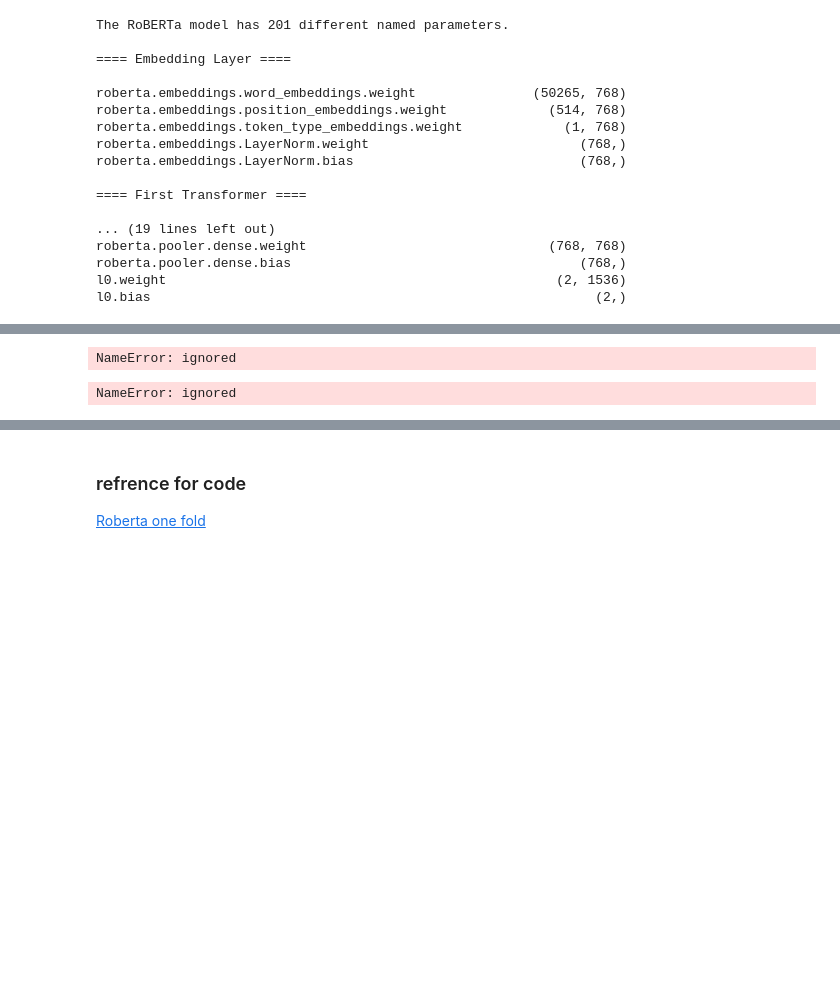
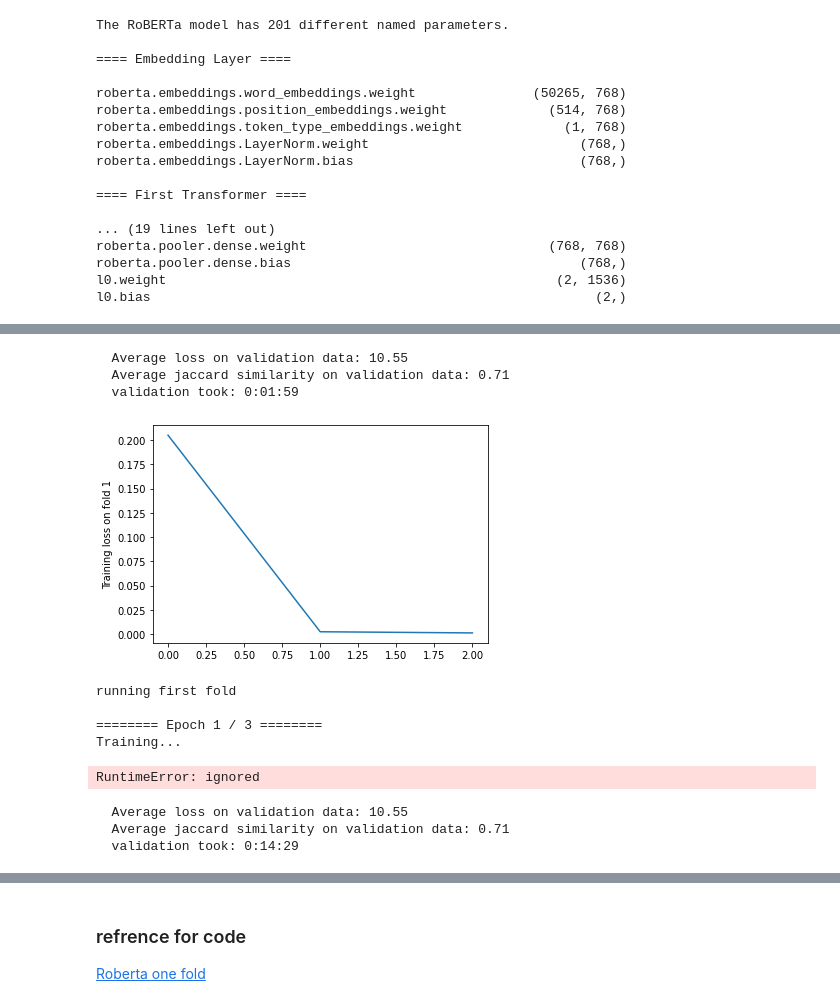
Before and after one commit to jrakhshanda/Text-Mining, a Jupyter notebook: roberta.ipynb, the cells around one changed output, grey strips where cells are left out. Saved outputs shown, nothing was run; the diff lists cells and outputs as text; code cells hidden in the pictures; blank space fills up the shorter version.

```diff
--- a/roberta.ipynb
+++ b/roberta.ipynb
@@ -72,12 +76,12 @@ We will use the GPU: Tesla V100-SXM2-16GB
 # %%
 from tokenizers import ByteLevelBPETokenizer
 class config:
-    TRAIN_BATCH_SIZE = 64
-    VALID_BATCH_SIZE = 32
+    TRAIN_BATCH_SIZE = 32
+    VALID_BATCH_SIZE = 16
     EPOCHS = 3
     PATH = '/content/drive/MyDrive/RoBERTa_files'
-    TRAINING_FILE = pd.read_csv('/content/drive/MyDrive/RoBERTa_files/train_fold.csv')
-    TEST_FILE =  pd.read_csv('/content/drive/MyDrive/RoBERTa_files/test_fold.csv')
+    TRAINING_FILE = pd.read_csv(f"{PATH}/train_fold.csv")
+    TEST_FILE =  pd.read_csv(f"{PATH}/test_fold.csv")
     MAX_LEN = 192
     TOKENIZER = ByteLevelBPETokenizer(f"{PATH}/vocab.json",
                                       f"{PATH}/merges.txt",
@@ -87,8 +91,8 @@ class config:
 # %%
 def process_data(text, selected_text, sentiment, tokenizer=config.TOKENIZER, max_len=config.MAX_LEN):
 
-    text = " " + " ".join(str(text).split(" "))
-    selected_text = " " + " ".join(str(selected_text).split(" "))
+    text = " " + " ".join(str(text).split())
+    selected_text = " " + " ".join(str(selected_text).split())
 
     len_st = len(selected_text) - 1
     idx1 = idx2 = None
@@ -380,6 +385,7 @@ def jaccard_metric(text,
 # %%
 def evaluate_fn(data_loader,model, device):
   predicted_text = []
+  valid_loss = []
   model.eval()
   with torch.no_grad():
     for bi, batch in enumerate(data_loader):
@@ -397,7 +403,8 @@ def evaluate_fn(data_loader,model, device):
                                        attention_mask=attention_mask,
                                        token_type_ids=token_type_ids)
 
-
+      loss = loss_fn(output_start, output_end, targets_start, targets_end, device)
+      valid_loss.append(loss.item())
       output_start = torch.softmax(output_start, dim=1).cpu().detach().numpy()
       output_end = torch.softmax(output_end, dim=1).cpu().detach().numpy()
 
@@ -414,7 +421,7 @@ def evaluate_fn(data_loader,model, device):
 
         predicted_text.append(pred)
         jaccard.append(jacc)
-
+  print("  Average loss on validation data: {0:.2f}".format(np.mean(valid_loss)))
   print("  Average jaccard similarity on validation data: {0:.2f}".format(np.mean(jaccard)))
   print("  validation took: {:}".format(format_time(time.time() - t0)))
 
@@ -489,7 +496,7 @@ def run(fold):
     if jacc > best_jaccard:
       best_jaccard = jacc
       print('saving model')
-      torch.save(model.state_dict(), '/content/drive/MyDrive/RoBERTa_files/model0.pth')
+      torch.save(model.state_dict(), '/content/drive/MyDrive/RoBERTa_files/model1.pth')
 
   return jaccards, train_loss
 # %%
@@ -504,4 +522,0 @@ RuntimeError: ignored
-# %%
-torch.save(model.state_dict(), '/model0.pth')
-# %% [output]
-NameError: ignored
@@ -517,10 +523,30 @@ test_dataloader = DataLoader(test_dataset,
+# %%
+('prinitng jaccard similarity on test data')
+jaccs,preds = evaluate_fn(test_dataloader,model,device)
+# %% [output]
+  Average loss on validation data: 10.55
+  Average jaccard similarity on validation data: 0.71
+  validation took: 0:01:59
 # %%
-plt.plot(train_loss_fold1)
+plt.plot(train_loss_fold0)
 plt.ylabel('Training loss on fold 1')
 plt.show()
 # %% [output]
-NameError: ignored
+[figure, added]
 # %%
 print('running first fold')
 jaccs_fold1, train_loss_fold1 = run(fold=1)
+# %% [output]
+running first fold
+
+======== Epoch 1 / 3 ========
+Training...
+RuntimeError: ignored
+# %%
+('prinitng jaccard similarity on test data')
+jaccs,preds = evaluate_fn(test_dataloader,model,device)
+# %% [output]
+  Average loss on validation data: 10.55
+  Average jaccard similarity on validation data: 0.71
+  validation took: 0:14:29
 # %%
```
Also changed, not shown: parts of 13 cells of this notebook.
